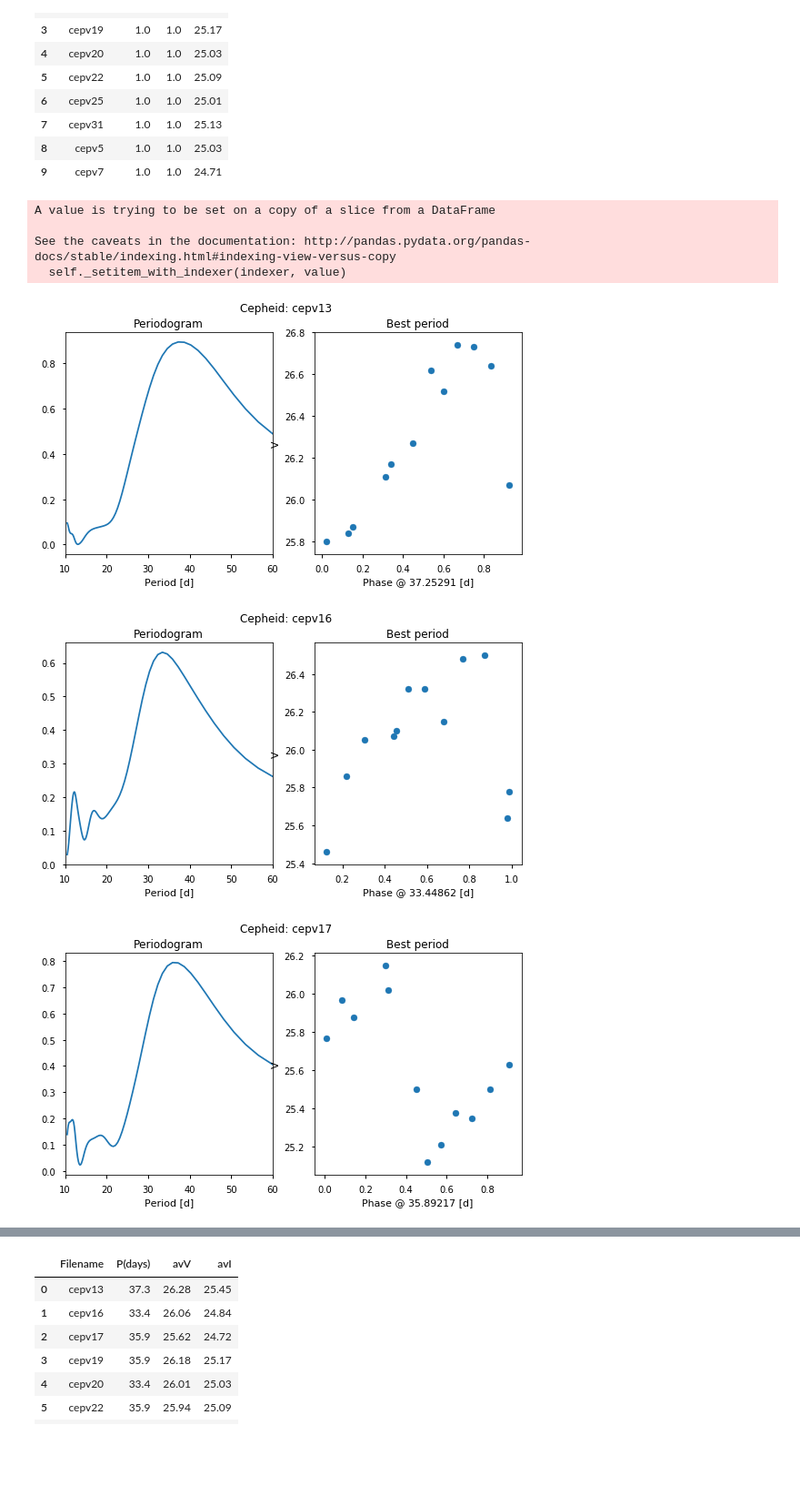
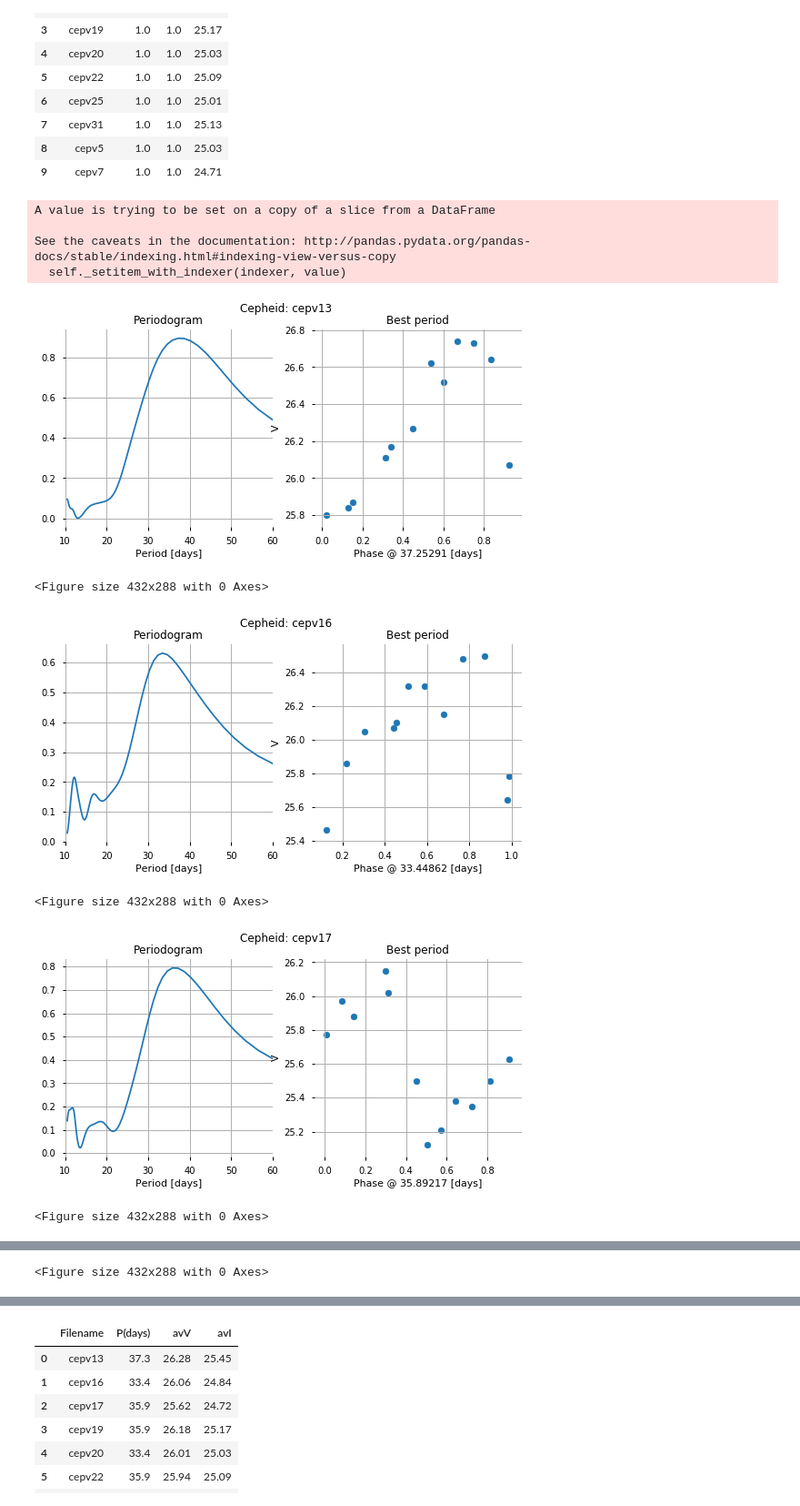
Before and after one commit to kaimibk/School, a Jupyter notebook: ASTR_423/A8/A8.ipynb, the cells around one changed output, grey strips where cells are left out. Shown at 91% size. Drawn from its saved outputs; the diff is of its cells as text; code cells hidden in the pictures; blank space fills up the shorter version.

```diff
--- a/ASTR_423/A8/A8.ipynb
+++ b/ASTR_423/A8/A8.ipynb
@@ -88,7 +88,7 @@ m_M_LMC = 18.43
 lmc_ceph['V'] = lmc_ceph['V'] - AV_LMC - m_M_LMC
 lmc_ceph_short['V'] = lmc_ceph_short['V'] - AV_LMC - m_M_LMC
 # %%
-fig = plt.figure(figsize=(16, 9))
+fig = plt.figure(figsize=(9, 4))
 ax = plt.gca()
 plt.box(False)
 plt.grid()
@@ -103,6 +103,6 @@ ax.set_ylabel(r"$M_V$")
 ax.set_ylim(-7, -1.5)
 ax.set_title(f"$E (B-V) = ${E_BV_LMC}, \t $A_v =$ {(AV_LMC):.2f}, \t $(m-M) =$ {(m_M_LMC):.1f} $\pm$ 0.1")
 
-plt.legend(loc='best', ncol=4)
-plt.show()
+plt.legend(loc='best', ncol=2)
+plt.savefig('out/LMC.png', dpi=300, bbox_inches='tight')
 # %% [output]
@@ -135,38 +135,46 @@ ceph_period
 for bid, ceph in enumerate(cephs):
 
     _df = pd.read_csv(ceph, skiprows=2, sep='\s+')
     X, Y = _df.values[:, 0], _df.values[:, 1]
     frequency, power = LombScargle(X, Y).autopower(minimum_frequency=1./60., maximum_frequency=1/10.5, samples_per_peak=20)
 
     period = 1.0 / frequency
     best_period = period[np.argmax(power)]
     phase = np.mod(X, best_period)/best_period
     idx = np.argsort(phase)
 
     ceph_period['P(days)'].iloc[bid] = best_period.round(1)
     ceph_period['avV'].iloc[bid] = Y.mean().round(2)
     ##ceph_period['avV_ph'].iloc[bid] = -2.5*np.log10((0.5*(phase[1]-phase[0])*10**(-0.4*Y)).sum())
 
-    fig, ax = plt.subplots(1, 2, figsize=(9,4.5))
+    fig, ax = plt.subplots(1, 2, figsize=(9,4))
+    ax[0].grid()
+    ax[0].set_frame_on(False)
     ax[0].plot(1/frequency, power)
+
+    ax[1].grid()
+    ax[1].set_frame_on(False)
     ax[1].scatter(phase[idx], Y[idx])
 
-    ax[0].set_xlabel('Period [d]')
+    ax[0].set_xlabel('Period [days]')
     ax[0].set_xlim(10, 60)
     ax[0].set_title('Periodogram')
-
     ax[1].set_title('Best period')
-    ax[1].set_xlabel('Phase @ %0.5f [d]' %(best_period))
+    ax[1].set_xlabel('Phase @ %0.5f [days]' %(best_period))
     ax[1].set_ylabel(r'V')
 
     fig.suptitle(f'Cepheid: {ceph[4:-4]}')
     plt.pause(0.0001)
-    plt.show()
+    plt.tight_layout()
+    plt.savefig(f'out/{ceph[4:-4]}.png', dpi=300, bbox_inches='tight')
 # %% [output]
 A value is trying to be set on a copy of a slice from a DataFrame
 
 See the caveats in the documentation: http://pandas.pydata.org/pandas-docs/stable/indexing.html#indexing-view-versus-copy
   self._setitem_with_indexer(indexer, value)
-[figure, old version]
+[figure, new version]
+<Figure size 432x288 with 0 Axes>
-[figure, old version]
+[figure, new version]
+<Figure size 432x288 with 0 Axes>
-[figure, old version]
+[figure, new version]
+<Figure size 432x288 with 0 Axes>
@@ -173,0 +182 @@ See the caveats in the documentation: http://pandas.pydata.org/pandas-docs/stabl
+<Figure size 432x288 with 0 Axes>
```
Also changed, not shown: parts of 10 cells of this notebook.
